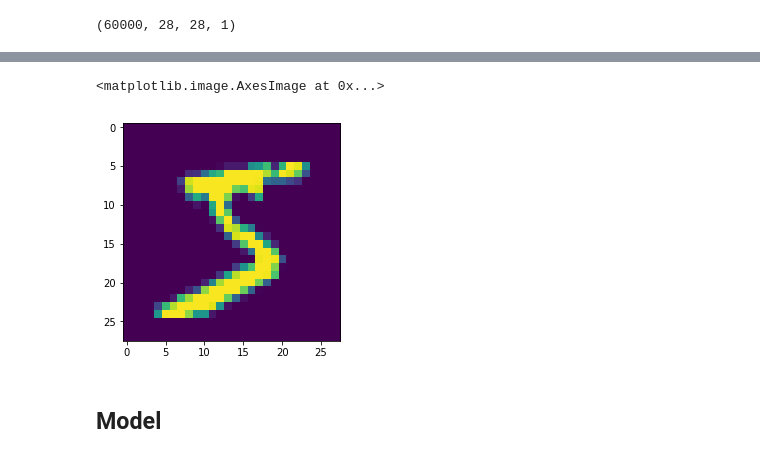
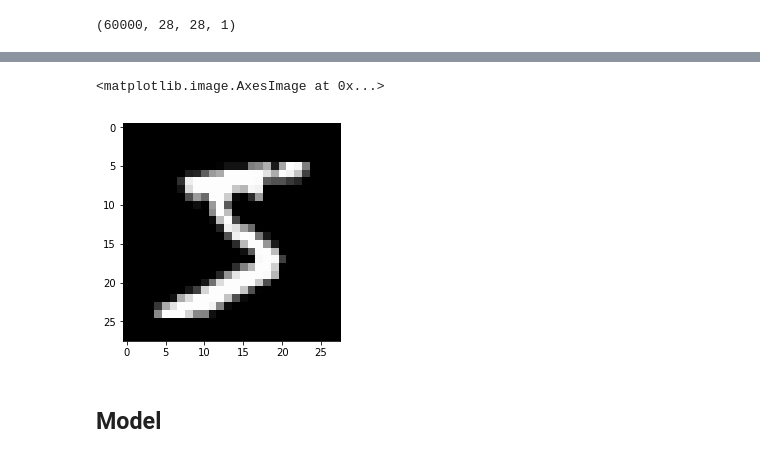
Before and after one commit to yoheikikuta/DeepGamblers-tensorflow, a Jupyter notebook: colab/Deepgamblers_tensorflow.ipynb, the cells around one changed output, grey strips where cells are left out. Drawn from its saved outputs; the diff is of its cells as text; code cells hidden in the pictures.

```diff
--- a/colab/Deepgamblers_tensorflow.ipynb
+++ b/colab/Deepgamblers_tensorflow.ipynb
@@ -75,8 +78,8 @@ label
 # %%
-plt.imshow(img.numpy().reshape((28, 28)))
+plt.imshow(img.numpy().reshape((28, 28)), cmap="gray")
 # %% [output]
 <matplotlib.image.AxesImage at 0x...>
-[figure, old version]
+[figure, new version]
 # %% [markdown]
 ## Model
 # %%
```
Also changed, not shown: parts of 23 cells of this notebook.
